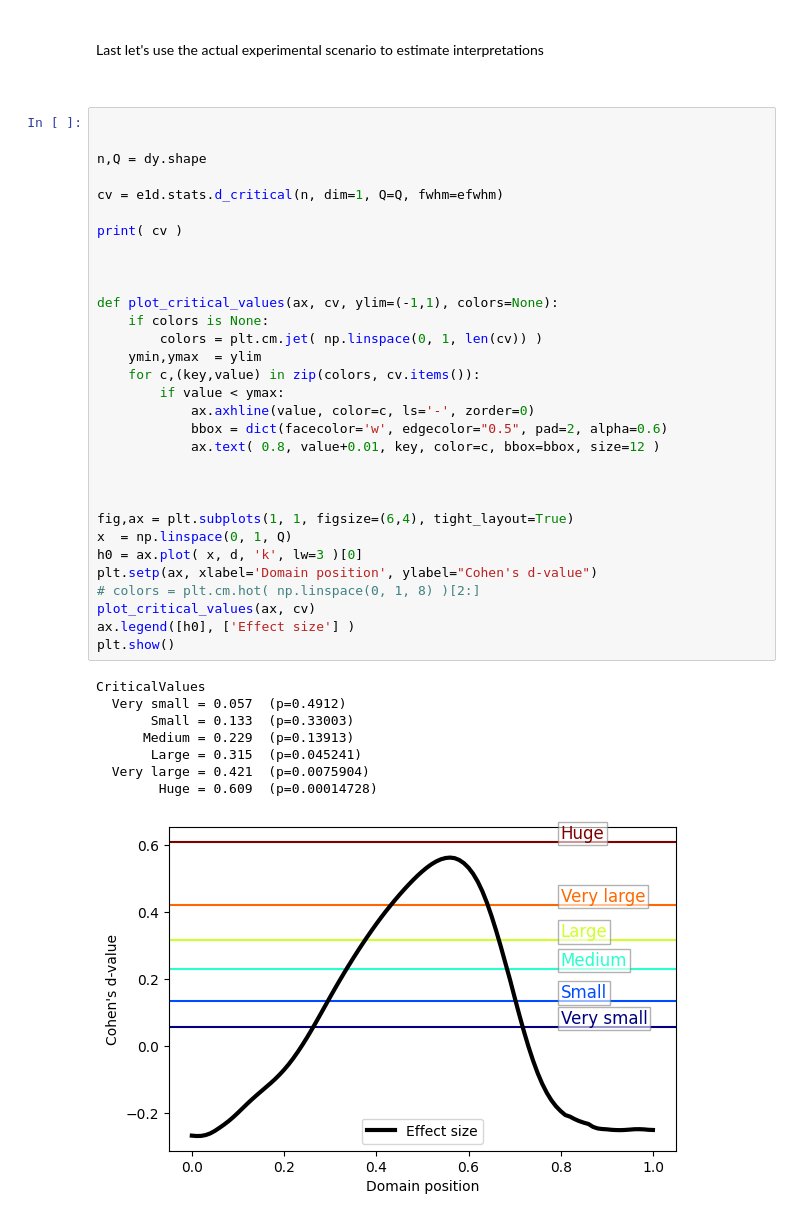
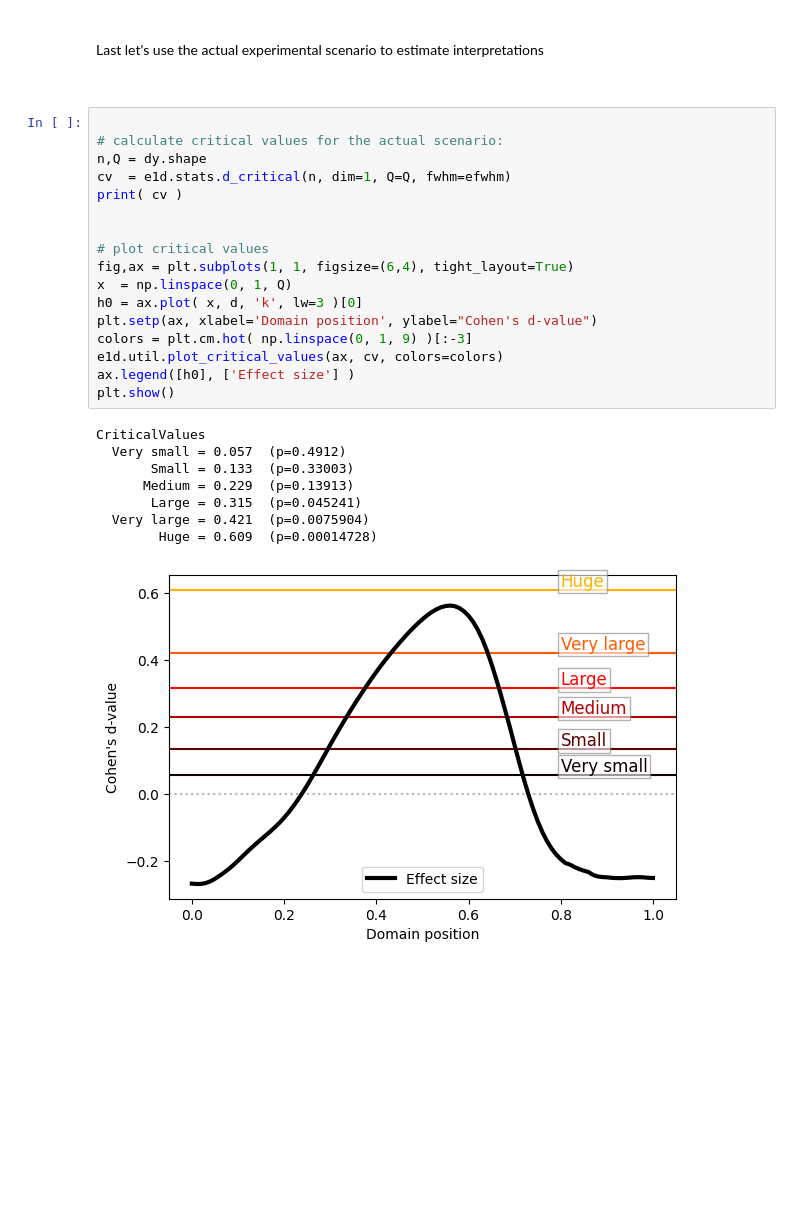
Before and after one commit to 0todd0000/esrot1d, a Jupyter notebook: doc/examples.ipynb, the cells around one changed output. Saved outputs shown, nothing was run; the diff lists cells and outputs as text; blank space fills up the shorter version.

```diff
--- a/doc/examples.ipynb
+++ b/doc/examples.ipynb
@@ -548,41 +573,27 @@ Last let's use the actual experimental scenario to estimate interpretations
 <br>
 # %%
 
-
+# calculate critical values for the actual scenario:
 n,Q = dy.shape
-
-cv = e1d.stats.d_critical(n, dim=1, Q=Q, fwhm=efwhm)
-
+cv  = e1d.stats.d_critical(n, dim=1, Q=Q, fwhm=efwhm)
 print( cv )
 
 
-
-def plot_critical_values(ax, cv, ylim=(-1,1), colors=None):
-    if colors is None:
-        colors = plt.cm.jet( np.linspace(0, 1, len(cv)) )
-    ymin,ymax  = ylim
-    for c,(key,value) in zip(colors, cv.items()):
-        if value < ymax:
-            ax.axhline(value, color=c, ls='-', zorder=0)
-            bbox = dict(facecolor='w', edgecolor="0.5", pad=2, alpha=0.6)
-            ax.text( 0.8, value+0.01, key, color=c, bbox=bbox, size=12 )
-
-
-
+# plot critical values
 fig,ax = plt.subplots(1, 1, figsize=(6,4), tight_layout=True)
 x  = np.linspace(0, 1, Q)
 h0 = ax.plot( x, d, 'k', lw=3 )[0]
 plt.setp(ax, xlabel='Domain position', ylabel="Cohen's d-value")
-# colors = plt.cm.hot( np.linspace(0, 1, 8) )[2:]
-plot_critical_values(ax, cv)
+colors = plt.cm.hot( np.linspace(0, 1, 9) )[:-3]
+e1d.util.plot_critical_values(ax, cv, colors=colors)
 ax.legend([h0], ['Effect size'] )
 plt.show()
 # %% [output]
 CriticalValues
   Very small = 0.057  (p=0.4912)
        Small = 0.133  (p=0.33003)
       Medium = 0.229  (p=0.13913)
        Large = 0.315  (p=0.045241)
   Very large = 0.421  (p=0.0075904)
         Huge = 0.609  (p=0.00014728)
-[figure, old version]
+[figure, new version]
```
Also changed, not shown: parts of 12 cells of this notebook, 1 other file.
